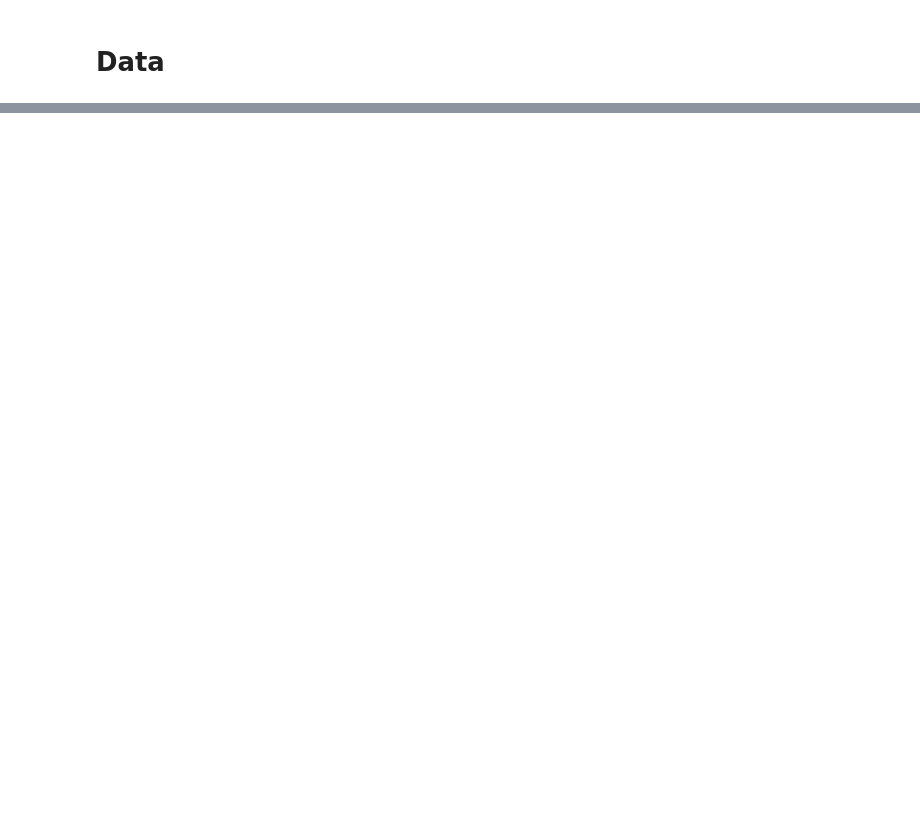
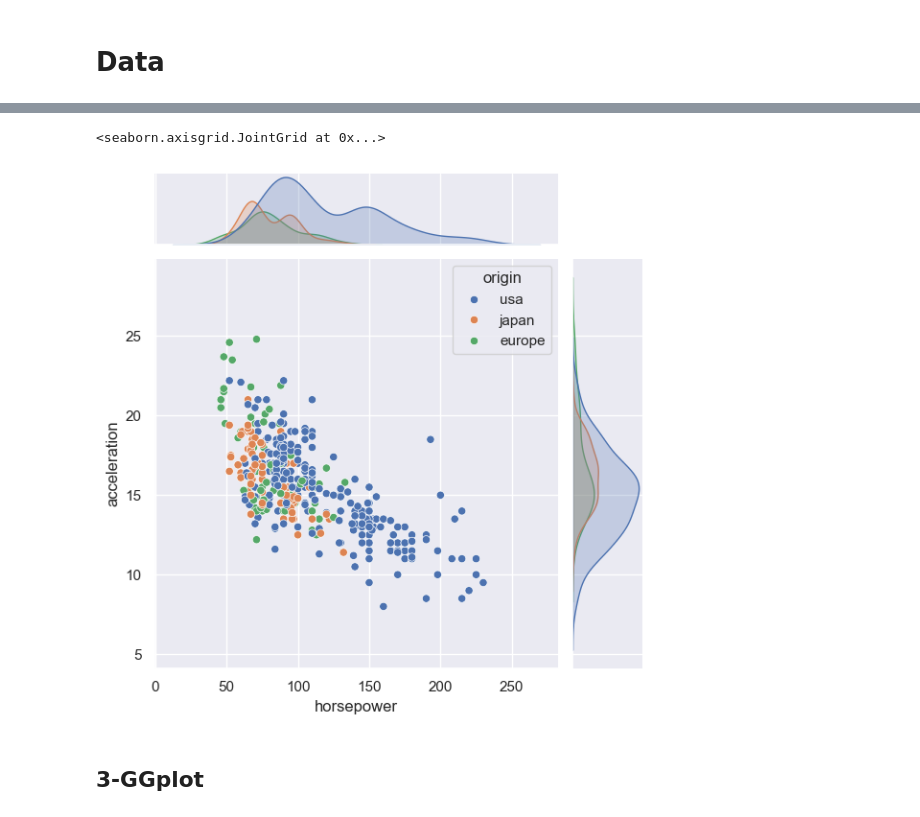
Before and after one commit to Gianl-msi/Python-Unleashed, a Jupyter notebook: Beyond Matplotlib - Top Python Libraries For Data Visualization/Beyond Matplotlib - Top Python Libraries For Data Visualization.ipynb, the cells around one changed output, grey strips where cells are left out. Drawn from its saved outputs; the diff is of its cells as text; code cells hidden in the pictures; blank space fills up the shorter version.

```diff
--- a/Beyond Matplotlib - Top Python Libraries For Data Visualization/Beyond Matplotlib - Top Python Libraries For Data Visualization.ipynb
+++ b/Beyond Matplotlib - Top Python Libraries For Data Visualization/Beyond Matplotlib - Top Python Libraries For Data Visualization.ipynb
@@ -17,0 +47,8 @@ cars.head()
+# %%
+# Joint distribution scatter plot with density estimate plots
+sns.jointplot(data=cars, x="horsepower", y="acceleration", hue="origin")
+# %% [output]
+<seaborn.axisgrid.JointGrid at 0x...>
+[figure, added]
+# %% [markdown]
+## 3-GGplot
```
Also changed, not shown: parts of 6 cells of this notebook.
